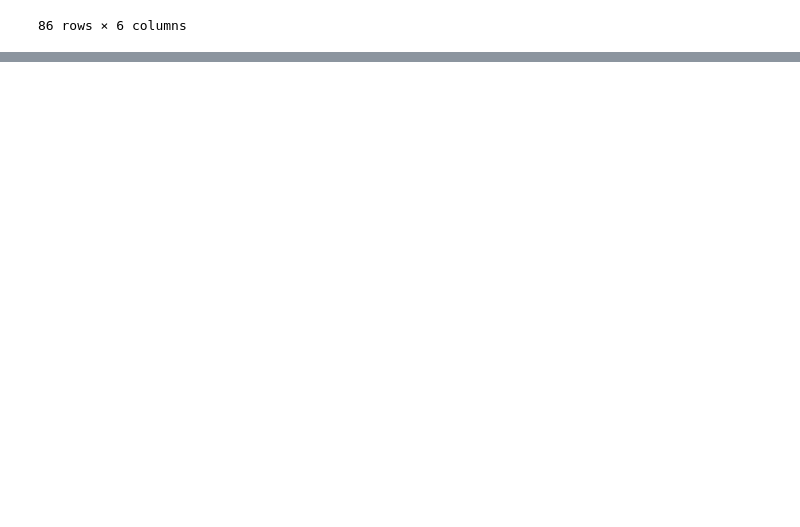
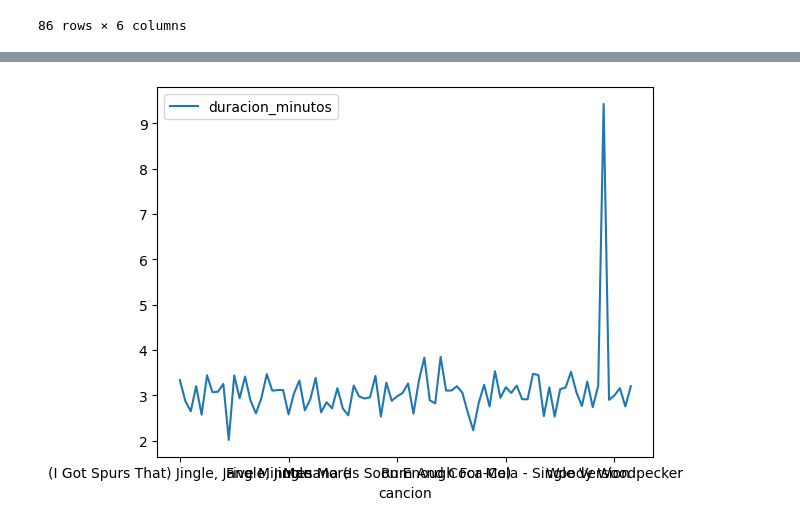
Before and after one commit to JCastillo1997/Rise-and-Fall-of-the-Genres, a Jupyter notebook: Extraction_1940.ipynb, the cells around one changed output, grey strips where cells are left out. Saved outputs shown, nothing was run; the diff lists cells and outputs as text; code cells hidden in the pictures; blank space fills up the shorter version.

```diff
--- a/Extraction_1940.ipynb
+++ b/Extraction_1940.ipynb
@@ -24,5 +33,5 @@ from spotipy.oauth2 import SpotifyClientCredentials
 sp = spotipy.Spotify(auth_manager=SpotifyClientCredentials(client_id="8aaea3fe61404b23aa07c9f760df3985",
                                                            client_secret="e6670aad9bc94f1ba66f382abe39394c"))
 # %%
-playlist_1940=Master.create_playlist_dataframe('245g9upOJ2BLTCcKeFyRDf')
+df_1940=Master.create_playlist_dataframe('245g9upOJ2BLTCcKeFyRDf')
 # %%
@@ -43,0 +67,3 @@ playlist_1940
+# %%
+df_1940_Duration= df_1940.groupby(["cancion"]).agg({"duracion_minutos":'sum'})
+df_1940_Duration.head()
@@ -43,0 +78,4 @@ playlist_1940
+# %%
+df_plot=df_1940_Duration.plot()
+# %% [output]
+[figure, added]
```
Also changed, not shown: parts of 9 cells of this notebook, 2 other files.
